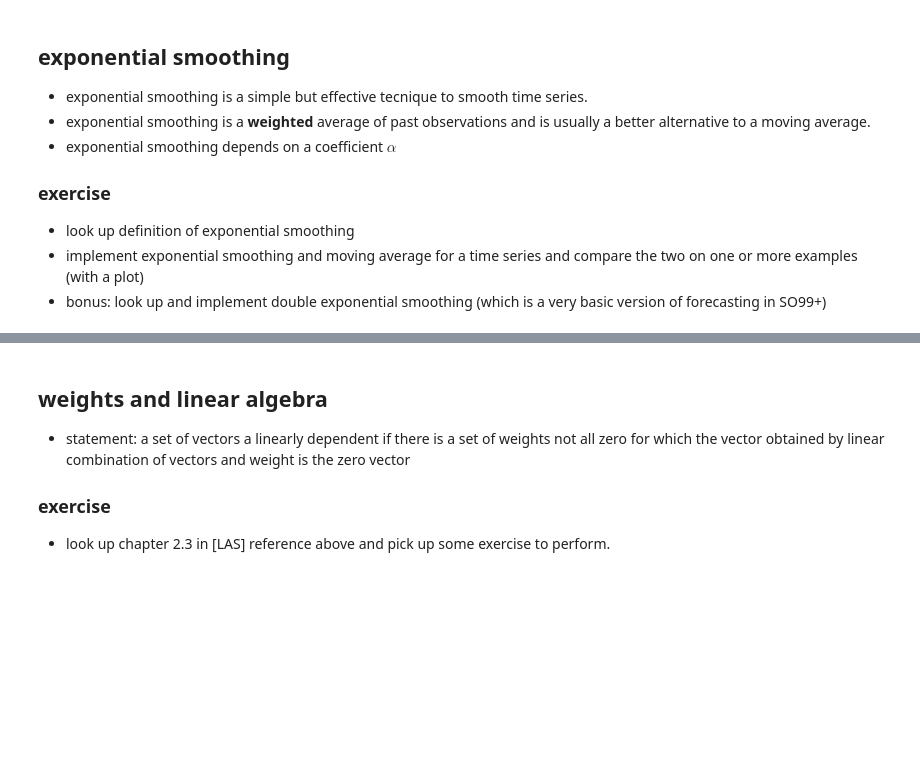
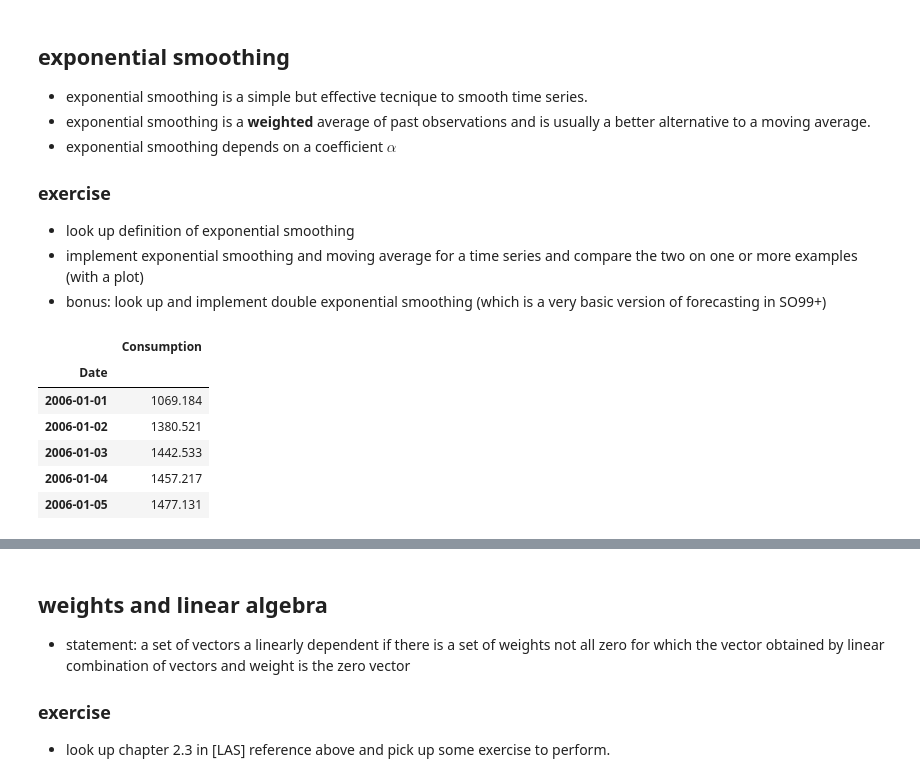
Before and after one commit to LingxB/oslo, a Jupyter notebook: Oslo in April - Weights.ipynb, the cells around one changed output, grey strips where cells are left out. Saved outputs shown, nothing was run; the diff lists cells and outputs as text; code cells hidden in the pictures; blank space fills up the shorter version.

```diff
--- a/Oslo in April - Weights.ipynb
+++ b/Oslo in April - Weights.ipynb
@@ -131,3 +161,24 @@ When you know you have only one minimum, you can compute the direvitive 0 and fi
 * look up definition of exponential smoothing
 * implement exponential smoothing and moving average for a time series and compare the two on one or more examples (with a plot)
 * bonus: look up and implement double exponential smoothing (which is a very basic version of forecasting in SO99+)
+# %%
+import pandas as pd
+import numpy as np
+import altair as alt
+%matplotlib inline
+
+url='https://raw.githubusercontent.com/jenfly/opsd/master/opsd_germany_daily.csv'
+full_data = pd.read_csv(url, sep=',')
+full_data.drop(['Wind', 'Solar', 'Wind+Solar'], axis=1, inplace=True)
+full_data['Date'] = pd.to_datetime(full_data.Date)
+full_data.set_index('Date', inplace=True)
+data = full_data['2006'].copy()
+data.head()
+# %% [output]
+|  | Consumption |
+| Date |  |
+| 2006-01-01 | 1069.184 |
+| 2006-01-02 | 1380.521 |
+| 2006-01-03 | 1442.533 |
+| 2006-01-04 | 1457.217 |
+| 2006-01-05 | 1477.131 |
```
Also changed, not shown: parts of 15 cells of this notebook.
